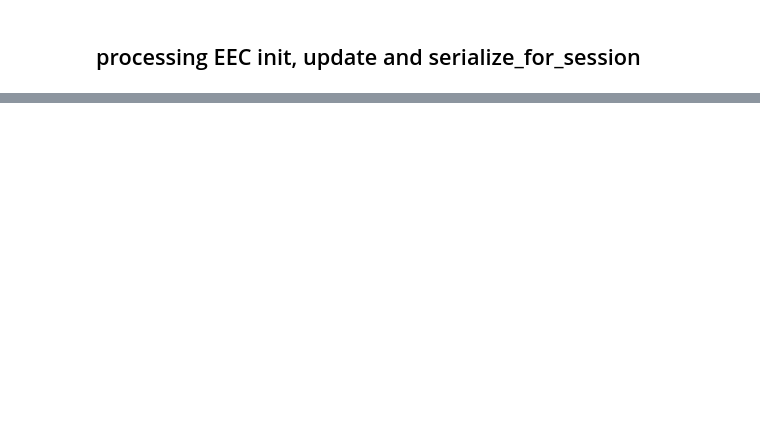
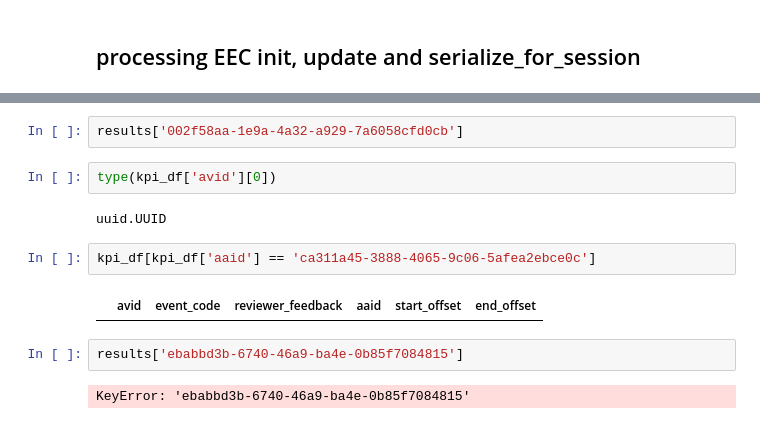
Before and after one commit to prithviramg-nd/work, a Jupyter notebook: AN25908/eec_recall_improvement.ipynb, the cells around one changed output, grey strips where cells are left out. Drawn from its saved outputs; the diff is of its cells as text; blank space fills up the shorter version.

```diff
--- a/AN25908/eec_recall_improvement.ipynb
+++ b/AN25908/eec_recall_improvement.ipynb
@@ -121,0 +162,14 @@ results[5]
+# %%
+results['002f58aa-1e9a-4a32-a929-7a6058cfd0cb']
+# %%
+type(kpi_df['avid'][0])
+# %% [output]
+uuid.UUID
+# %%
+kpi_df[kpi_df['aaid'] == 'ca311a45-3888-4065-9c06-5afea2ebce0c']
+# %% [output]
+|  | avid | event_code | reviewer_feedback | aaid | start_offset | end_offset |
+# %%
+results['ebabbd3b-6740-46a9-ba4e-0b85f7084815']
+# %% [output]
+KeyError: 'ebabbd3b-6740-46a9-ba4e-0b85f7084815'
```
Also changed, not shown: parts of 8 cells of this notebook, 1 other file.
